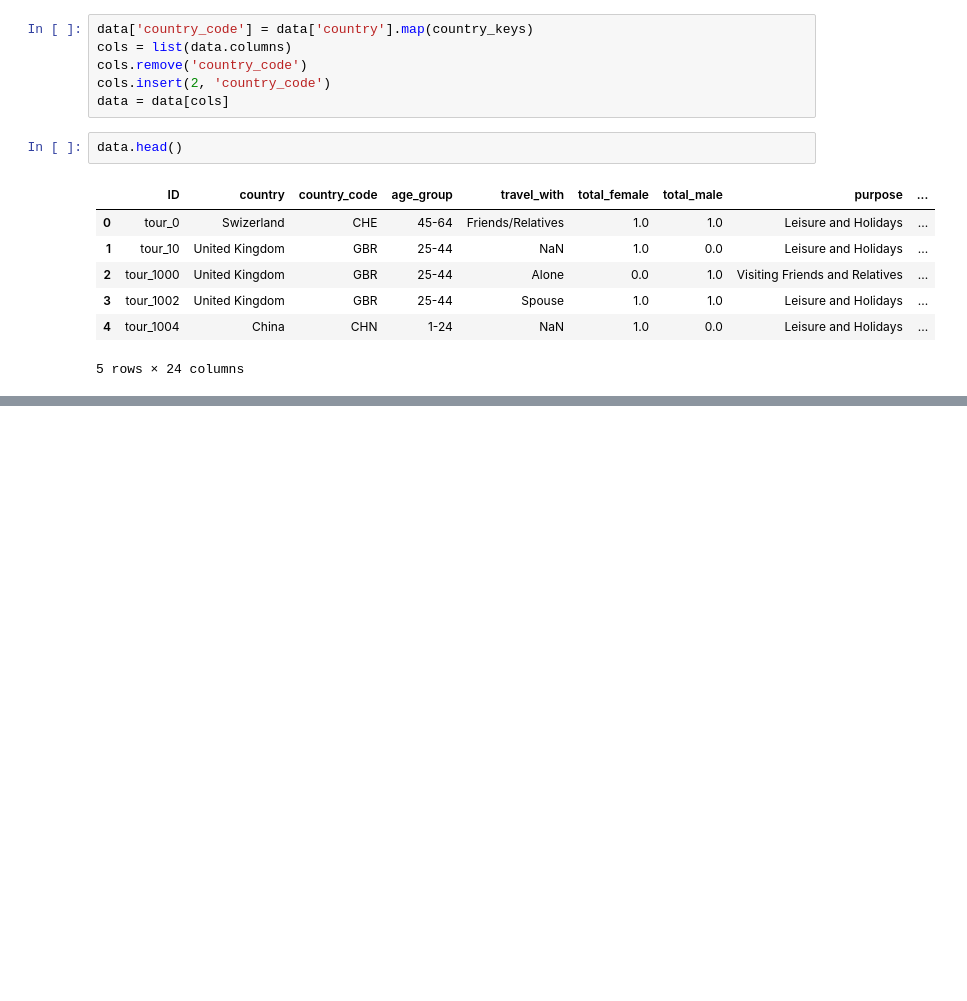
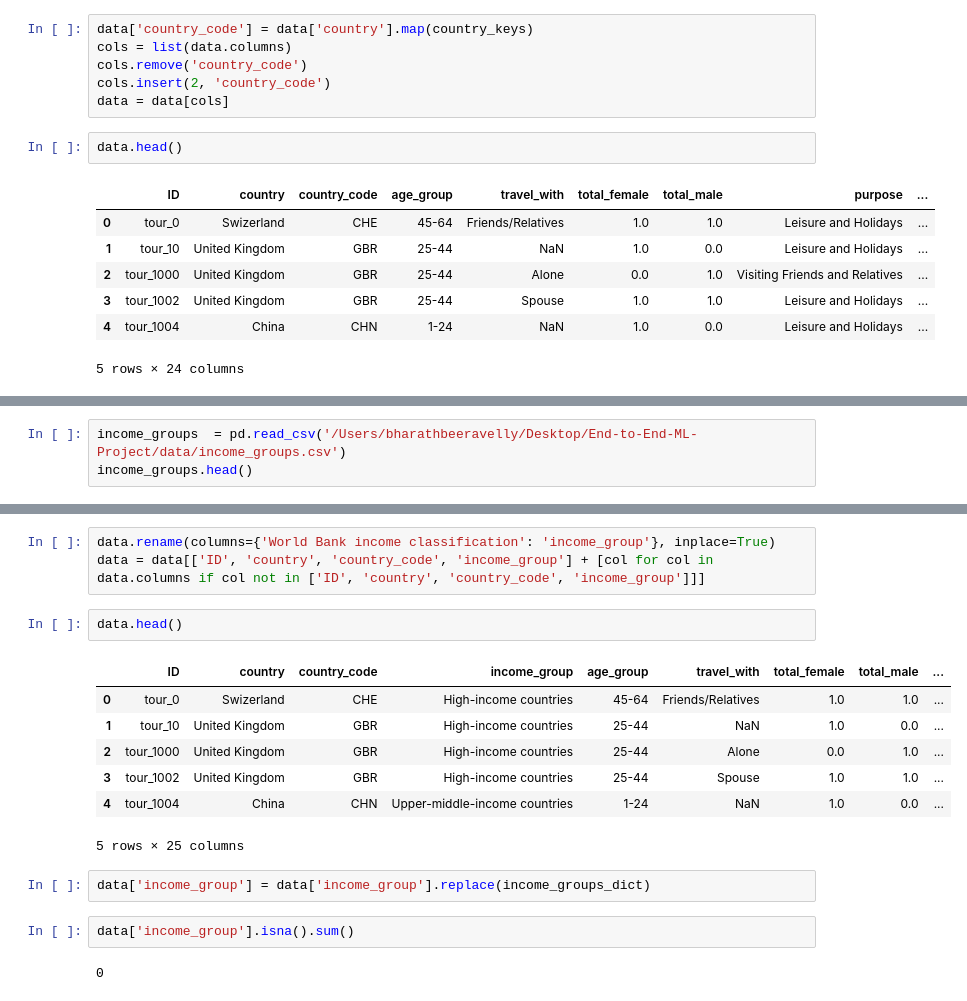
Before and after one commit to BCBeeravelly/End-to-End-ML-Project, a Jupyter notebook: notebooks/eda.ipynb, the cells around one changed output, grey strips where cells are left out. Cells and saved outputs as stored; diff of their text form; blank space fills up the shorter version.

Commit message:
EDA - Countries

```diff
--- a/notebooks/eda.ipynb
+++ b/notebooks/eda.ipynb
@@ -267,0 +178,3 @@ df_gdp.head(1)
+# %%
+income_groups  = pd.read_csv('/Users/bharathbeeravelly/Desktop/End-to-End-ML-Project/data/income_groups.csv')
+income_groups.head()
@@ -267,0 +224,19 @@ df_gdp.head(1)
+# %%
+data.rename(columns={'World Bank income classification': 'income_group'}, inplace=True)
+data = data[['ID', 'country', 'country_code', 'income_group'] + [col for col in data.columns if col not in ['ID', 'country', 'country_code', 'income_group']]]
+# %%
+data.head()
+# %% [output]
+|  | ID | country | country_code | income_group | age_group | travel_with | total_female | total_male | ... |
+| 0 | tour_0 | Swizerland | CHE | High-income countries | 45-64 | Friends/Relatives | 1.0 | 1.0 | ... |
+| 1 | tour_10 | United Kingdom | GBR | High-income countries | 25-44 | NaN | 1.0 | 0.0 | ... |
+| 2 | tour_1000 | United Kingdom | GBR | High-income countries | 25-44 | Alone | 0.0 | 1.0 | ... |
+| 3 | tour_1002 | United Kingdom | GBR | High-income countries | 25-44 | Spouse | 1.0 | 1.0 | ... |
+| 4 | tour_1004 | China | CHN | Upper-middle-income countries | 1-24 | NaN | 1.0 | 0.0 | ... |
+5 rows × 25 columns
+# %%
+data['income_group'] = data['income_group'].replace(income_groups_dict)
+# %%
+data['income_group'].isna().sum()
+# %% [output]
+0
```
Also changed, not shown: parts of 18 cells of this notebook, 1 other file.
